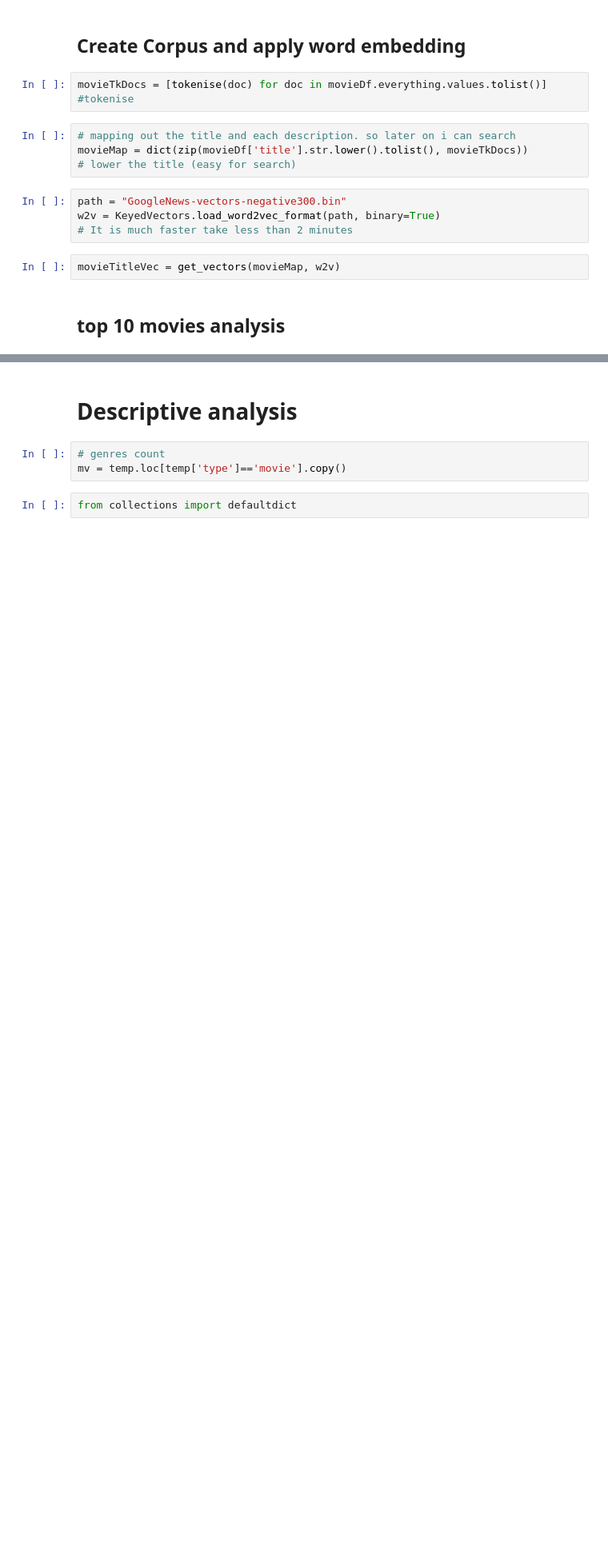
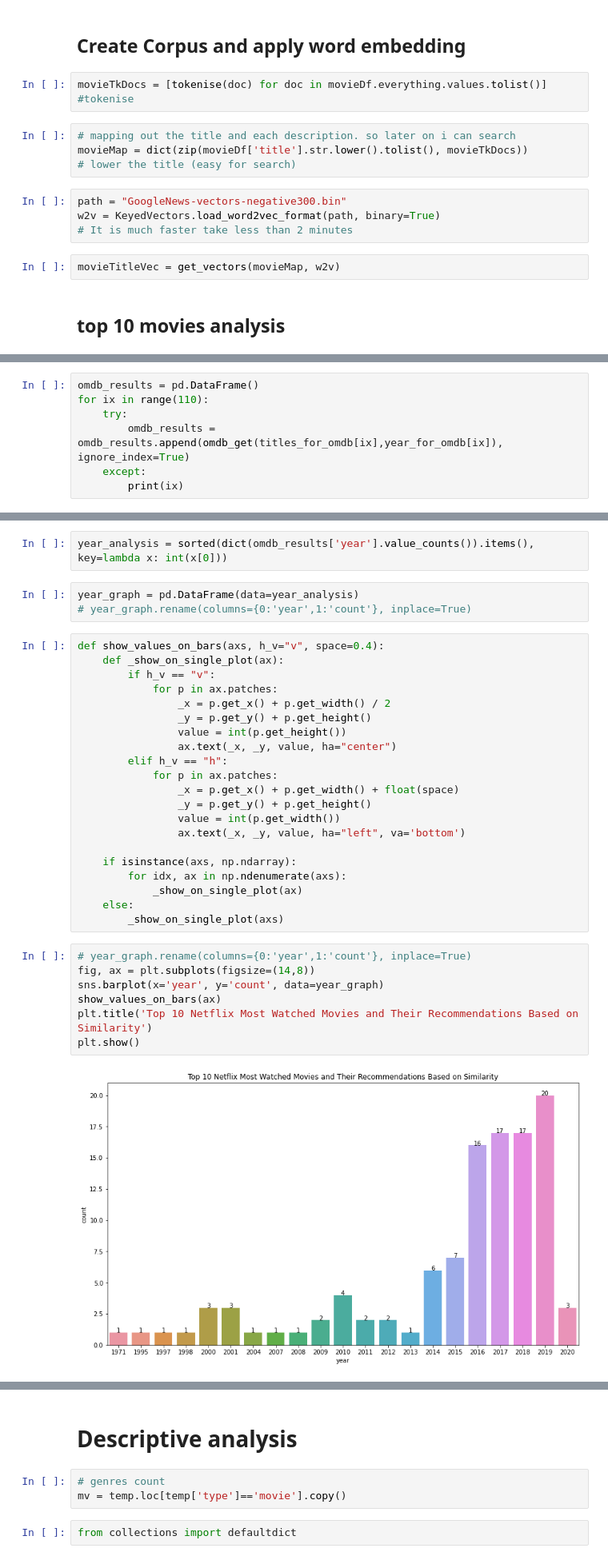
Before and after one commit to hsi-cy/dissertation, a Jupyter notebook: dissertation_v3.ipynb, the cells around one changed output, grey strips where cells are left out. Shown at 80% size. Saved outputs shown, nothing was run; the diff lists cells and outputs as text; blank space fills up the shorter version.

```diff
--- a/dissertation_v3.ipynb
+++ b/dissertation_v3.ipynb
@@ -201,0 +202,7 @@ d
+# %%
+omdb_results = pd.DataFrame()
+for ix in range(110):
+    try:
+        omdb_results = omdb_results.append(omdb_get(titles_for_omdb[ix],year_for_omdb[ix]), ignore_index=True)
+    except:
+        print(ix)
@@ -201,0 +211,35 @@ d
+# %%
+year_analysis = sorted(dict(omdb_results['year'].value_counts()).items(), key=lambda x: int(x[0]))
+# %%
+year_graph = pd.DataFrame(data=year_analysis)
+# year_graph.rename(columns={0:'year',1:'count'}, inplace=True)
+# %%
+def show_values_on_bars(axs, h_v="v", space=0.4):
+    def _show_on_single_plot(ax):
+        if h_v == "v":
+            for p in ax.patches:
+                _x = p.get_x() + p.get_width() / 2
+                _y = p.get_y() + p.get_height()
+                value = int(p.get_height())
+                ax.text(_x, _y, value, ha="center")
+        elif h_v == "h":
+            for p in ax.patches:
+                _x = p.get_x() + p.get_width() + float(space)
+                _y = p.get_y() + p.get_height()
+                value = int(p.get_width())
+                ax.text(_x, _y, value, ha="left", va='bottom')
+
+    if isinstance(axs, np.ndarray):
+        for idx, ax in np.ndenumerate(axs):
+            _show_on_single_plot(ax)
+    else:
+        _show_on_single_plot(axs)
+# %%
+# year_graph.rename(columns={0:'year',1:'count'}, inplace=True)
+fig, ax = plt.subplots(figsize=(14,8))
+sns.barplot(x='year', y='count', data=year_graph)
+show_values_on_bars(ax)
+plt.title('Top 10 Netflix Most Watched Movies and Their Recommendations Based on Similarity')
+plt.show()
+# %% [output]
+[figure, added]
```
Also changed, not shown: parts of 32 cells of this notebook, 3 other files.
